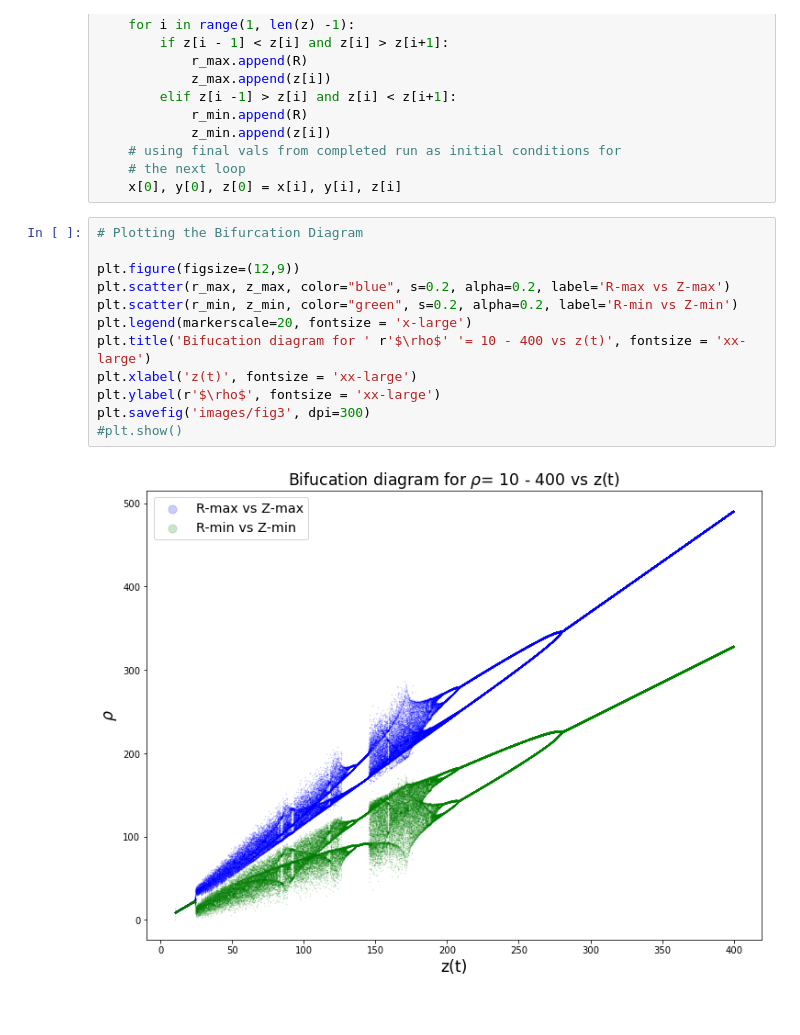
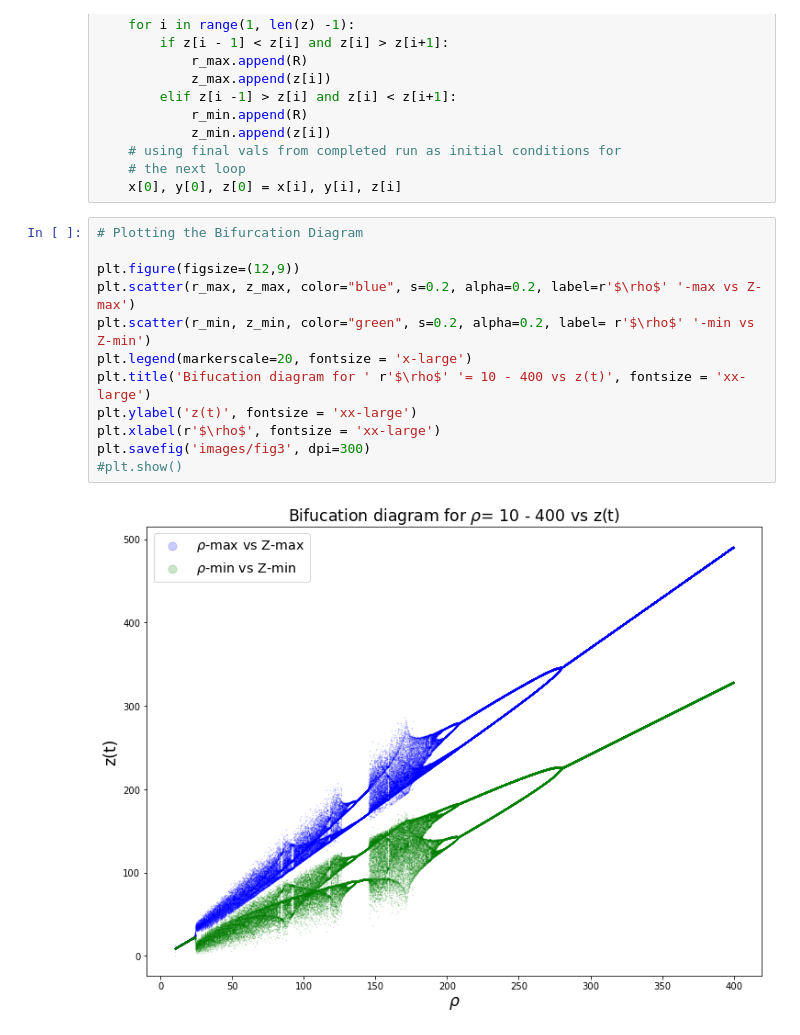
Before and after one commit to sourabh-ch/ph456-computational, a Jupyter notebook: complex-sys/lorenz-eqns.ipynb, the cells around one changed output. Saved outputs shown, nothing was run; the diff lists cells and outputs as text.

```diff
--- a/complex-sys/lorenz-eqns.ipynb
+++ b/complex-sys/lorenz-eqns.ipynb
@@ -148,14 +148,14 @@ for R in rho:
 # %%
 # Plotting the Bifurcation Diagram
 
 plt.figure(figsize=(12,9))
-plt.scatter(r_max, z_max, color="blue", s=0.2, alpha=0.2, label='R-max vs Z-max')
-plt.scatter(r_min, z_min, color="green", s=0.2, alpha=0.2, label='R-min vs Z-min')
+plt.scatter(r_max, z_max, color="blue", s=0.2, alpha=0.2, label=r'$\rho$' '-max vs Z-max')
+plt.scatter(r_min, z_min, color="green", s=0.2, alpha=0.2, label= r'$\rho$' '-min vs Z-min')
 plt.legend(markerscale=20, fontsize = 'x-large')
 plt.title('Bifucation diagram for ' r'$\rho$' '= 10 - 400 vs z(t)', fontsize = 'xx-large')
-plt.xlabel('z(t)', fontsize = 'xx-large')
-plt.ylabel(r'$\rho$', fontsize = 'xx-large')
+plt.ylabel('z(t)', fontsize = 'xx-large')
+plt.xlabel(r'$\rho$', fontsize = 'xx-large')
 plt.savefig('images/fig3', dpi=300)
 #plt.show()
 # %% [output]
-[figure, old version]
+[figure, new version]
```
Also changed, not shown: parts of 1 cell of this notebook, 5 other files.
